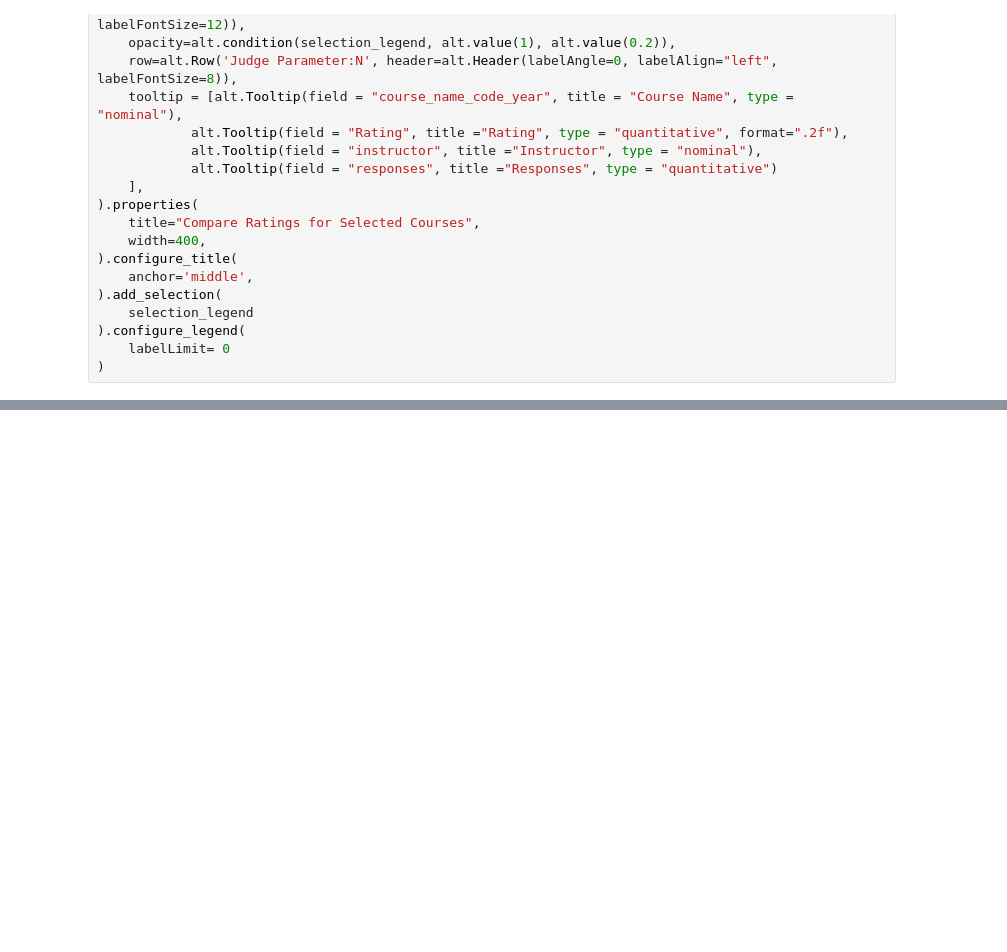
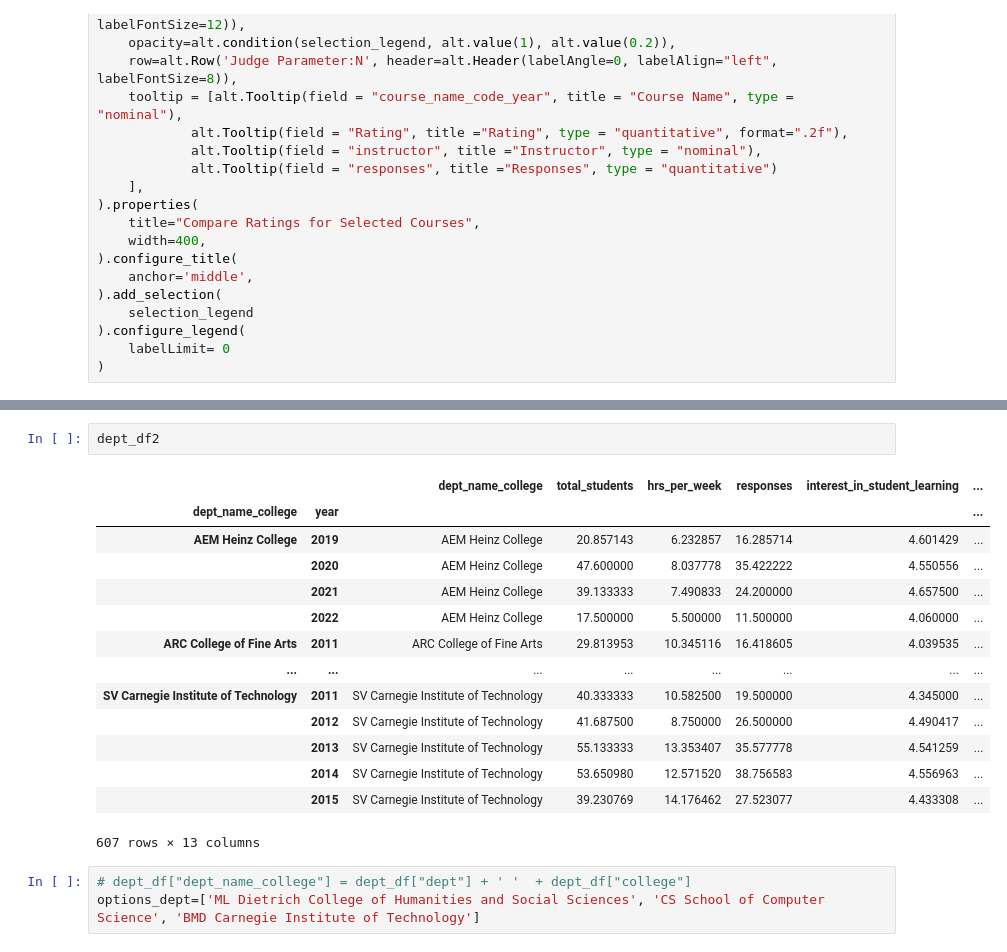
Before and after one commit to JennySong99/final-project-the-evaluators, a Jupyter notebook: my_component/test.ipynb, the cells around one changed output, grey strips where cells are left out. Cells and saved outputs as stored; diff of their text form; blank space fills up the shorter version.

```diff
--- a/my_component/test.ipynb
+++ b/my_component/test.ipynb
@@ -88,0 +163,20 @@ base
+# %%
+dept_df2
+# %% [output]
+|  |  | dept_name_college | total_students | hrs_per_week | responses | interest_in_student_learning | ... |
+| dept_name_college | year |  |  |  |  |  | ... |
+| AEM Heinz College | 2019 | AEM Heinz College | 20.857143 | 6.232857 | 16.285714 | 4.601429 | ... |
+|  | 2020 | AEM Heinz College | 47.600000 | 8.037778 | 35.422222 | 4.550556 | ... |
+|  | 2021 | AEM Heinz College | 39.133333 | 7.490833 | 24.200000 | 4.657500 | ... |
+|  | 2022 | AEM Heinz College | 17.500000 | 5.500000 | 11.500000 | 4.060000 | ... |
+| ARC College of Fine Arts | 2011 | ARC College of Fine Arts | 29.813953 | 10.345116 | 16.418605 | 4.039535 | ... |
+| ... | ... | ... | ... | ... | ... | ... | ... |
+| SV Carnegie Institute of Technology | 2011 | SV Carnegie Institute of Technology | 40.333333 | 10.582500 | 19.500000 | 4.345000 | ... |
+|  | 2012 | SV Carnegie Institute of Technology | 41.687500 | 8.750000 | 26.500000 | 4.490417 | ... |
+|  | 2013 | SV Carnegie Institute of Technology | 55.133333 | 13.353407 | 35.577778 | 4.541259 | ... |
+|  | 2014 | SV Carnegie Institute of Technology | 53.650980 | 12.571520 | 38.756583 | 4.556963 | ... |
+|  | 2015 | SV Carnegie Institute of Technology | 39.230769 | 14.176462 | 27.523077 | 4.433308 | ... |
+607 rows × 13 columns
+# %%
+# dept_df["dept_name_college"] = dept_df["dept"] + ' '  + dept_df["college"]
+options_dept=['ML Dietrich College of Humanities and Social Sciences', 'CS School of Computer Science', 'BMD Carnegie Institute of Technology']
```
Also changed, not shown: parts of 8 cells of this notebook, 2 other files.
